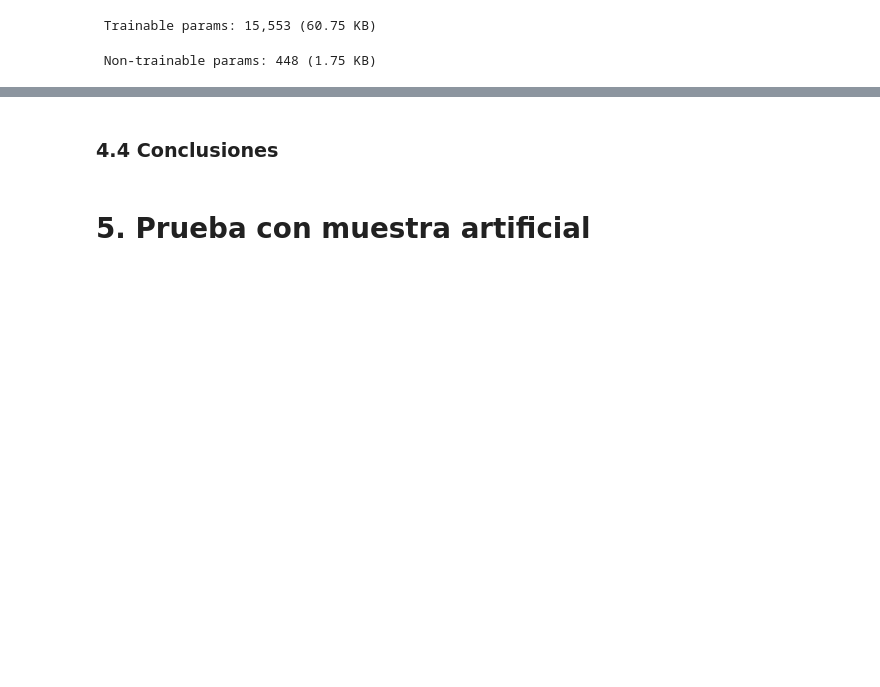
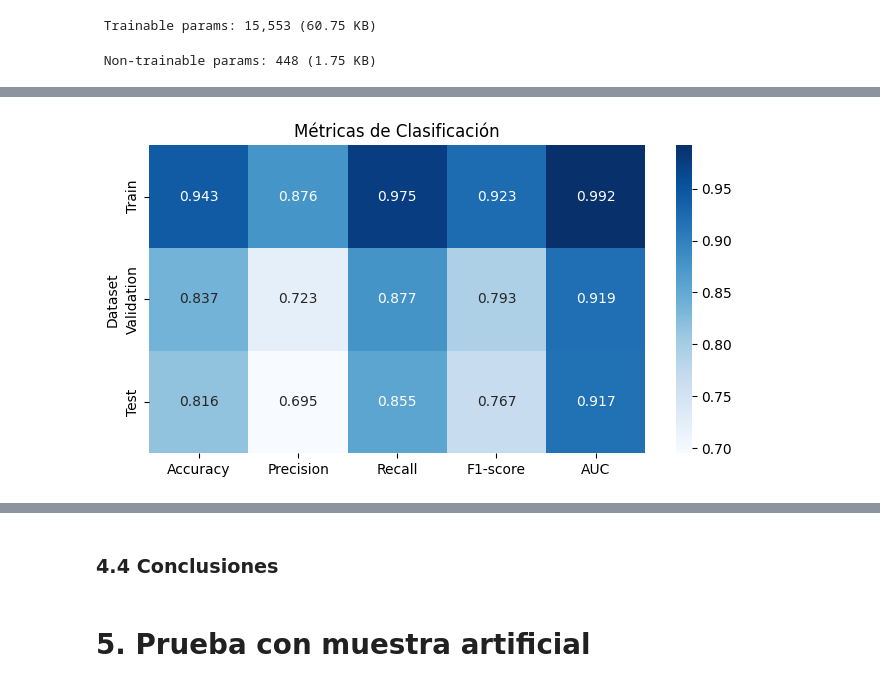
Before and after one commit to Bosnape/Alzheimer-Classification-ML, a Jupyter notebook: alzheimer_ml_analysis.ipynb, the cells around one changed output, grey strips where cells are left out. Drawn from its saved outputs; the diff is of its cells as text; code cells hidden in the pictures; blank space fills up the shorter version.

Commit message:
Tabla de comparación de métricas

```diff
--- a/alzheimer_ml_analysis.ipynb
+++ b/alzheimer_ml_analysis.ipynb
@@ -568,0 +567,35 @@ plt.show()
+# %%
+import pandas as pd
+from sklearn.metrics import accuracy_score, precision_score, recall_score, f1_score, roc_auc_score
+import seaborn as sns
+import matplotlib.pyplot as plt
+
+def evaluate_classification(model, X, y, name="Dataset"):
+    # Probabilidades
+    y_pred_proba = model.predict(X).ravel()
+    # Predicciones binarias con umbral 0.4
+    y_pred = (y_pred_proba > 0.4).astype(int)
+
+    return {
+        "Dataset": name,
+        "Accuracy": accuracy_score(y, y_pred),
+        "Precision": precision_score(y, y_pred, zero_division=0),
+        "Recall": recall_score(y, y_pred, zero_division=0),
+        "F1-score": f1_score(y, y_pred, zero_division=0),
+        "AUC": roc_auc_score(y, y_pred_proba)
+    }
+
+# Evaluar en train, val y test
+results = []
+results.append(evaluate_classification(model, X_train_scaled, y_train, "Train"))
+results.append(evaluate_classification(model, X_val_scaled, y_val, "Validation"))
+results.append(evaluate_classification(model, X_test_scaled, y_test, "Test"))
+
+# Convertir a DataFrame
+results_df = pd.DataFrame(results)
+
+plt.figure(figsize=(8,4))
+sns.heatmap(results_df.set_index("Dataset"), annot=True, cmap="Blues", fmt=".3f")
+plt.title("Métricas de Clasificación")
+plt.show()
+# %% [output]
@@ -568,0 +605 @@ plt.show()
+[figure, added]
```
Also changed, not shown: parts of 8 cells of this notebook.
